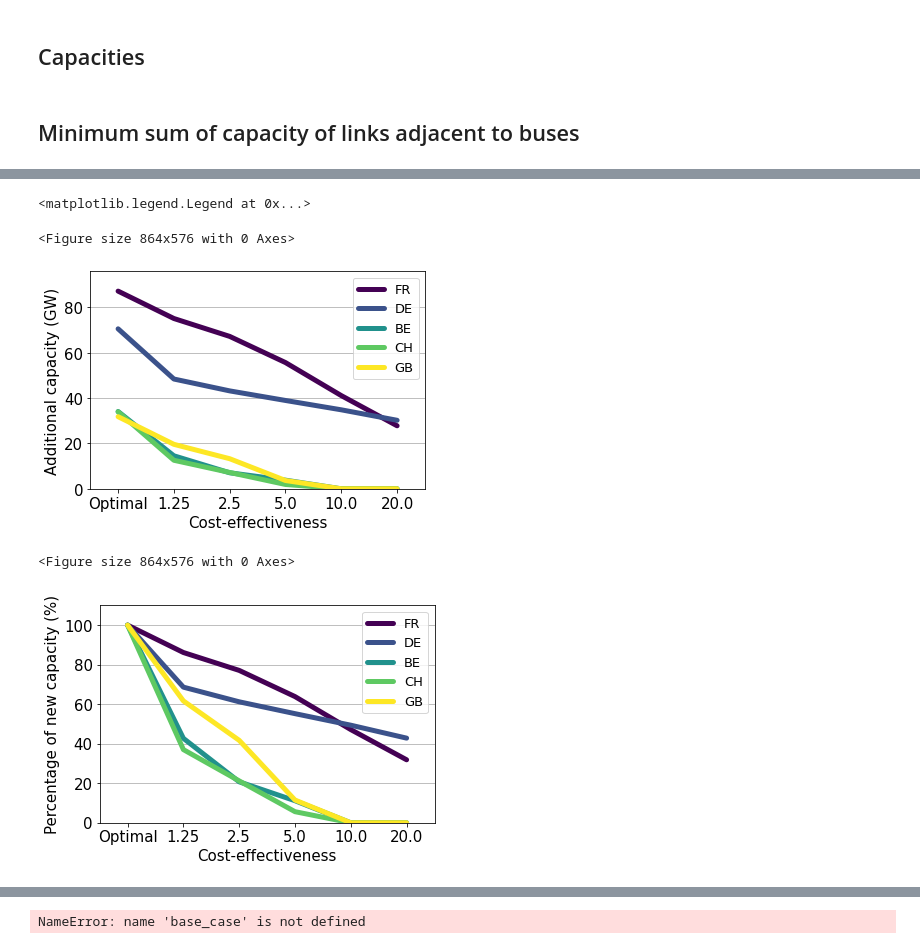
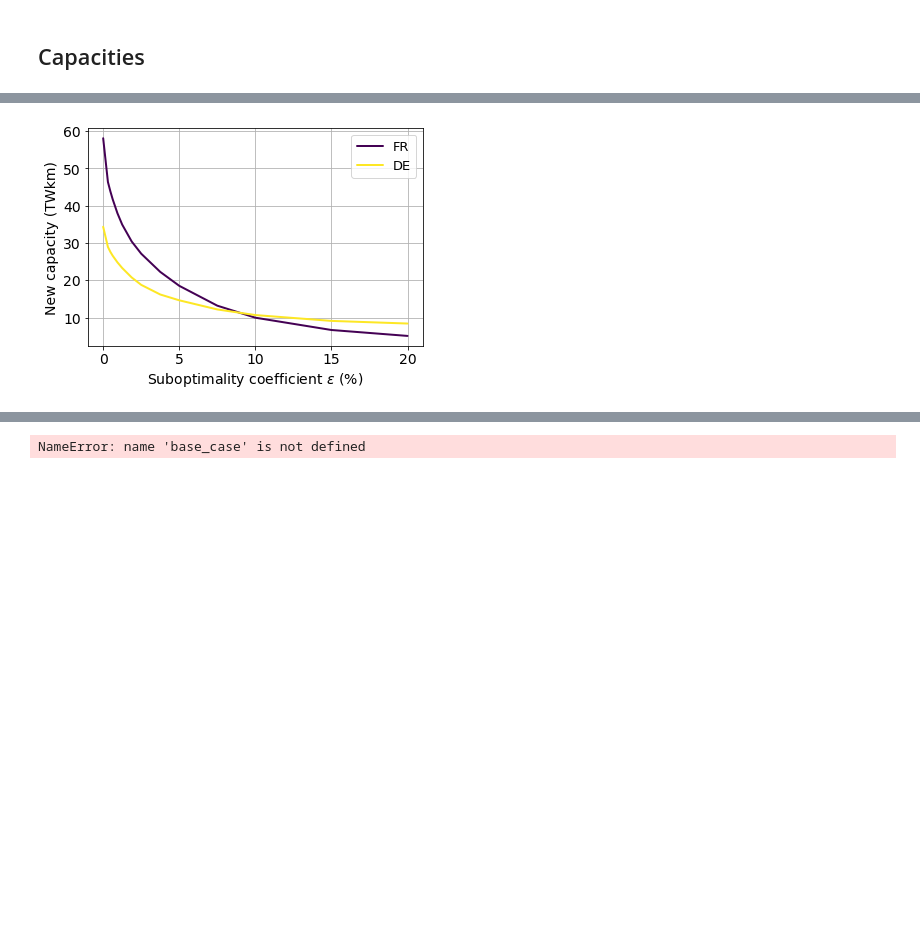
Before and after one commit to montefesp/REplan, a Jupyter notebook: projects/epsilon_optimality/analysis_country.ipynb, the cells around one changed output, grey strips where cells are left out. Saved outputs shown, nothing was run; the diff lists cells and outputs as text; code cells hidden in the pictures; blank space fills up the shorter version.

```diff
--- a/projects/epsilon_optimality/analysis_country.ipynb
+++ b/projects/epsilon_optimality/analysis_country.ipynb
@@ -14,7 +14,7 @@ import pickle
 # %% [markdown]
 ### Loading solved nets
 # %%
-main_case = '02_corrected_snapshot_weightings'
+main_case = '09_final_runs'
 output_dir = f'../../output/pscc2022/{main_case}/'
 
 # Optimal net
@@ -24,17 +24,17 @@ optimal_net.import_from_csv_folder(f"{output_dir}{optimal_case}/")
 
 # Read config
 config = yaml.load(open(f"{output_dir}/{optimal_case}/config.yaml", 'r'), Loader=yaml.FullLoader)
-epsilons = config["epsilons"]
+epsilons = config["mga"]["epsilons"]
 
 # 'Bus' nets
-buses_ids = ['FR', 'DE', 'BE', 'CH', 'GB']
+buses_ids = ['FR', 'DE']#, 'GB', 'NO']
 bus_nets = {eps: {bus: Network() for bus in buses_ids} for eps in epsilons}
 for bus in buses_ids:
     for eps in epsilons:
-        bus_nets[eps][bus].import_from_netcdf(f"{output_dir}{bus}/{eps}/net.nc")
+        bus_nets[eps][bus].import_from_netcdf(f"{output_dir}link/{bus}/{eps}/net.nc")
 
 # 'Whole' nets
-whole_case = "whole"
+whole_case = "link/whole"
 whole_cases = epsilons
 whole_nets = {eps: Network() for eps in epsilons}
 for eps in epsilons:
@@ -160,7 +104,5 @@ The 'inframe' parameter of draw() was deprecated in Matplotlib 3.3 and will be r
 # %% [markdown]
 ## Capacities
-# %% [markdown]
-## Minimum sum of capacity of links adjacent to buses
 # %%
 # Check total capacity per country that is minimized
 new_capacities_df = pd.DataFrame(index=buses_ids, columns=[optimal_case] + epsilons, dtype=float)
@@ -168,43 +110,26 @@ for eps in [optimal_case] + epsilons:
     for bus in buses_ids:
         net = get_net(f'{eps}_{bus}' if eps != optimal_case else eps)
         adjacent_links = net.links[(net.links.bus0 == bus) | (net.links.bus1 == bus)].index
-        new_capacities_df.loc[bus, eps] = (net.links.loc[adjacent_links].p_nom_opt
-                                              - net.links.loc[adjacent_links].p_nom).sum()
+        new_capacities_df.loc[bus, eps] = ((net.links.loc[adjacent_links].p_nom_opt
+                                              - net.links.loc[adjacent_links].p_nom)
+                                           * net.links.loc[adjacent_links].length).sum()/1000
 
-# Adjacent capacitis in the 'whole' case
-whole_new_capacities_df = pd.DataFrame(index=buses_ids, columns=[optimal_case] + epsilons, dtype=float)
-for eps in [optimal_case] + epsilons:
-    for bus in buses_ids:
-        net = get_net(eps)
-        adjacent_links = net.links[(net.links.bus0 == bus) | (net.links.bus1 == bus)].index
-        whole_new_capacities_df.loc[bus, eps] = (net.links.loc[adjacent_links].p_nom_opt
-                                              - net.links.loc[adjacent_links].p_nom).sum()
-
-print(f"New capacity when minimizing country capacity\n{new_capacities_df.round(2)}\n")
-print(f"New capacity when minimizing whole capacity\n{whole_new_capacities_df.round(2)}")
-c ='viridis'
-plt.figure(figsize=(12, 8))
-plt.rc('font', size=15)
-ax = new_capacities_df.T.plot(lw=5, colormap=c, solid_capstyle='round')
-# whole_new_capacities_df.T.plot(ax=ax, ls='--', lw=5, colormap=c, dash_capstyle='round')
-plt.ylim([0, max(new_capacities_df["optimal"])*1.1])
-plt.xlabel("Cost-effectiveness")
-plt.ylabel("Additional capacity (GW)")
-plt.grid(axis='y')
+# print(f"New capacity when minimizing country capacity\n{new_capacities_df.round(2)}\n")
+# print(f"New capacity when minimizing whole capacity\n{whole_new_capacities_df.round(2)}")
+params = {'colormap': 'viridis',
+          'lw': 2,
+          'solid_capstyle': 'round'}
+# plt.figure(figsize=(12, 8))
+plt.rc('font', size=14)
+print(new_capacities_df)
+new_capacities_df.columns = [0.0] + [e*100 for e in epsilons]
+new_capacities_df.T.plot(**params)
+# plt.ylim([0, max(new_capacities_df["optimal"])*1.1])
+plt.xlabel("Suboptimality coefficient " + r'$\epsilon$' + " (%)")
+plt.ylabel("New capacity (TWkm)")
+plt.grid()
 plt.legend(buses_ids, prop={'size': 13})# bbox_to_anchor=(1,1), loc="upper left")
-plt.xlim([-0.5, len(epsilons)+0.5])
-plt.xticks(ticks=range(len(epsilons)+1), labels=['Optimal'] + [str(e*100) for e in epsilons])
-
-plt.figure(figsize=(12, 8))
-plt.rc('font', size=15)
-new_cap_perc = new_capacities_df.divide(new_capacities_df['optimal'], axis=0)*100
-print(f"\nCapacity decrease (%)\n{new_cap_perc.round(2)}")
-new_cap_perc.T.plot(lw=5, solid_capstyle='round', colormap=c)
-plt.grid(axis='y')
-plt.xlabel("Cost-effectiveness")
-plt.xticks(ticks=range(len(epsilons)+1), labels=['Optimal'] + [str(e*100) for e in epsilons])
-plt.xlim([-0.5, len(epsilons)+0.5])
-plt.ylim([0, 110])
-plt.ylabel("Percentage of new capacity (%)")
-plt.legend(buses_ids, prop={'size': 13})#, bbox_to_anchor=(1,1), loc="upper left")
+ticks = [0, 5, 10, 15, 20]
+plt.xticks(ticks=ticks)
+print(len(optimal_net.global_constraints))
 # %% [output]
@@ -228,8 +148,4 @@ GB    100.0   61.66  41.71  11.51   0.00   0.00
-<matplotlib.legend.Legend at 0x...>
-<Figure size 864x576 with 0 Axes>
-[figure, old version]
+[figure, new version]
-<Figure size 864x576 with 0 Axes>
-[figure, removed]
 # %%
 # Check total capacity, per country that is minimized
 total_new_capacities_df = pd.DataFrame(index=buses_ids, columns=[optimal_case] + epsilons, dtype=float)
```
Also changed, not shown: parts of 8 cells of this notebook, 17 other files.
